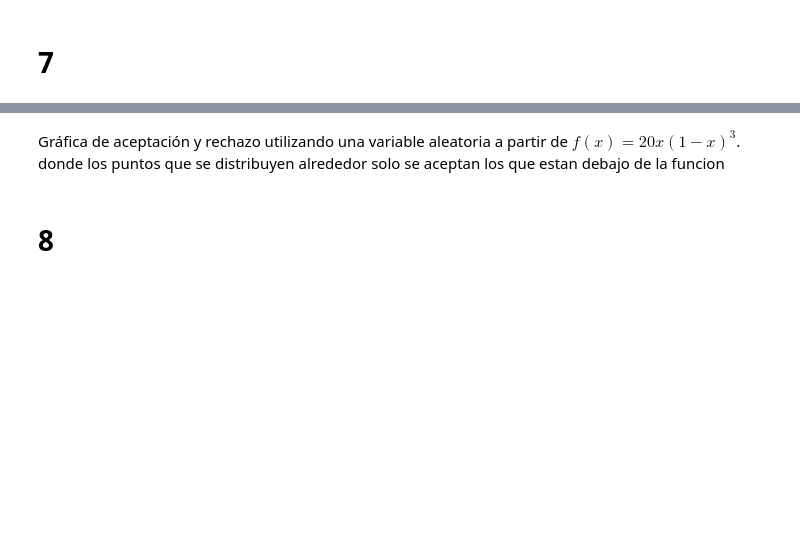
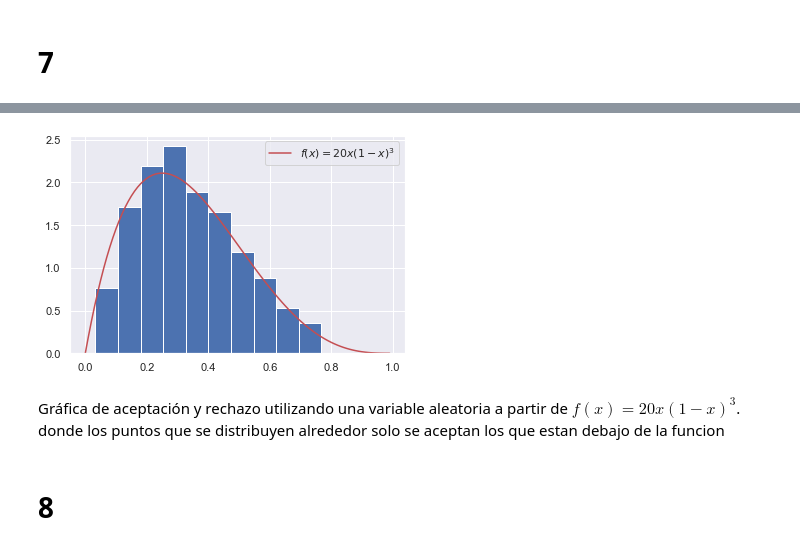
Before and after one commit to Jancope/ProyectoConjunto_JAContreras_MAOchoa, a Jupyter notebook: Tarea6 Antonio Contreras y Marco Ochoa.ipynb, the cells around one changed output, grey strips where cells are left out. Drawn from its saved outputs; the diff is of its cells as text; code cells hidden in the pictures; blank space fills up the shorter version.

```diff
--- a/Tarea6 Antonio Contreras y Marco Ochoa.ipynb
+++ b/Tarea6 Antonio Contreras y Marco Ochoa.ipynb
@@ -207,3 +184,12 @@ plt.show()
+# %%
+x_grid = np.arange(0, 1, 100)
+plt.figure()
+plt.plot(x, f(x), color = "r", label = "$f(x) = 20x (1 - x)^3$")
+y,x_n, _ = plt.hist(pacep_c_s(R2, R1, f, t_c), bins = 10, density = True)
+plt.legend()
+plt.show()
+# %% [output]
+[figure, added]
 # %% [markdown]
 Gráfica de aceptación y rechazo utilizando una variable aleatoria a partir de $f(x)=20x(1-x)^3$. donde los puntos que se distribuyen alrededor solo se aceptan los que estan debajo de la funcion
 # %% [markdown]
```
Also changed, not shown: parts of 15 cells of this notebook.
